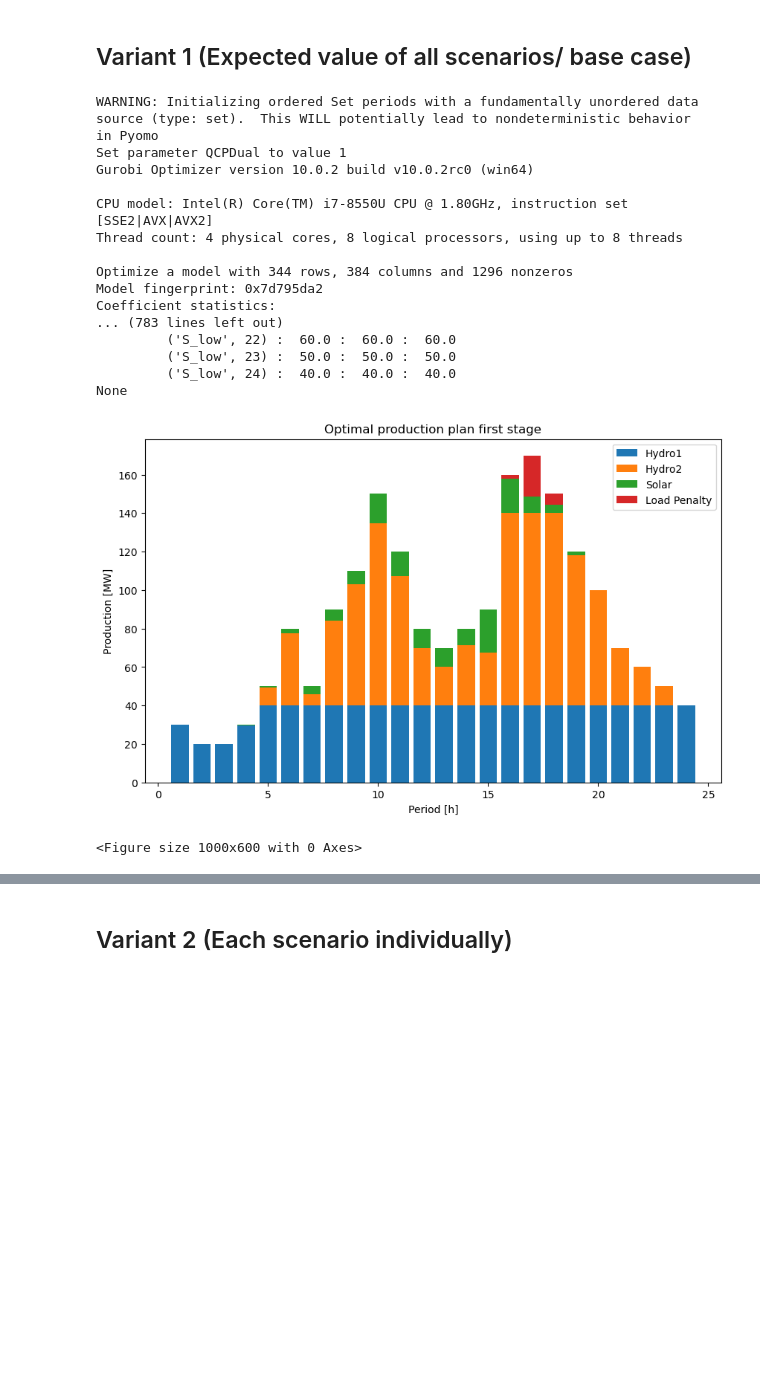
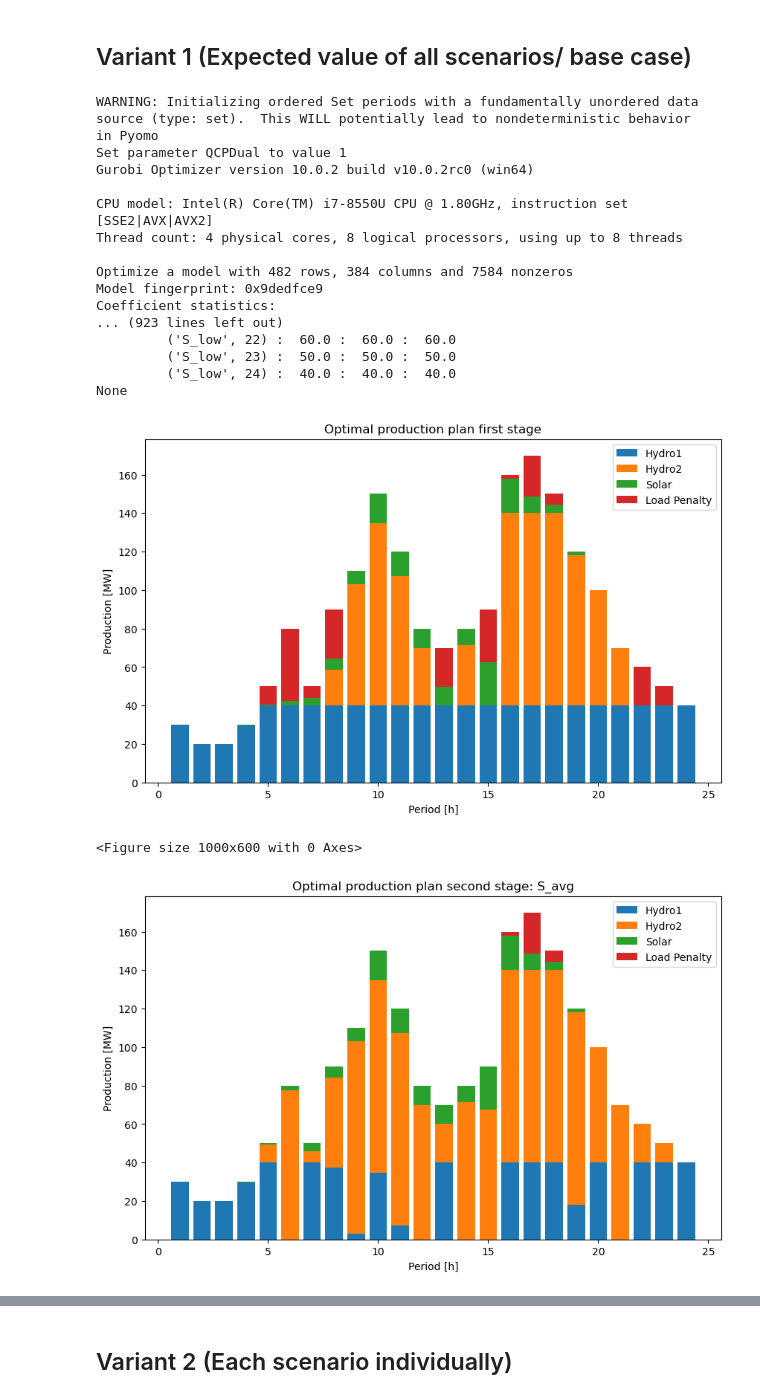
Before and after one commit to BenjaminTro/Hydro_optimization, a Jupyter notebook: Two_stage_final.ipynb, the cells around one changed output, grey strips where cells are left out. Saved outputs shown, nothing was run; the diff lists cells and outputs as text; code cells hidden in the pictures; blank space fills up the shorter version.

```diff
--- a/Two_stage_final.ipynb
+++ b/Two_stage_final.ipynb
@@ -97,31 +38,32 @@ def ObjRule(model):
 # %%
 Constants1= {
     'Load_penalty':100,
     'Hydro_cap':3000,
     'Scenarios':['S_high', 'S_avg', 'S_low'],
-    'probs':{'S_high':0, 'S_avg':0, 'S_low':0}
+    'probs':{'S_high':0, 'S_avg':1, 'S_low':0}
 }
 m_base=model_setup(Constants1, data)
 solve(m_base)
 displayresults(m_base)
 plotting(m_base)
 # %% [output]
 WARNING: Initializing ordered Set periods with a fundamentally unordered data
 source (type: set).  This WILL potentially lead to nondeterministic behavior
 in Pyomo
 Set parameter QCPDual to value 1
 Gurobi Optimizer version 10.0.2 build v10.0.2rc0 (win64)
 
 CPU model: Intel(R) Core(TM) i7-8550U CPU @ 1.80GHz, instruction set [SSE2|AVX|AVX2]
 Thread count: 4 physical cores, 8 logical processors, using up to 8 threads
 
-Optimize a model with 344 rows, 384 columns and 1296 nonzeros
-Model fingerprint: 0x7d795da2
+Optimize a model with 482 rows, 384 columns and 7584 nonzeros
+Model fingerprint: 0x9dedfce9
 Coefficient statistics:
-... (783 lines left out)
+... (923 lines left out)
          ('S_low', 22) :  60.0 :  60.0 :  60.0
          ('S_low', 23) :  50.0 :  50.0 :  50.0
          ('S_low', 24) :  40.0 :  40.0 :  40.0
 None
-[figure, old version]
+[figure, new version]
 <Figure size 1000x600 with 0 Axes>
+[figure, added]
```
Also changed, not shown: parts of 6 cells of this notebook, 2 other files.
